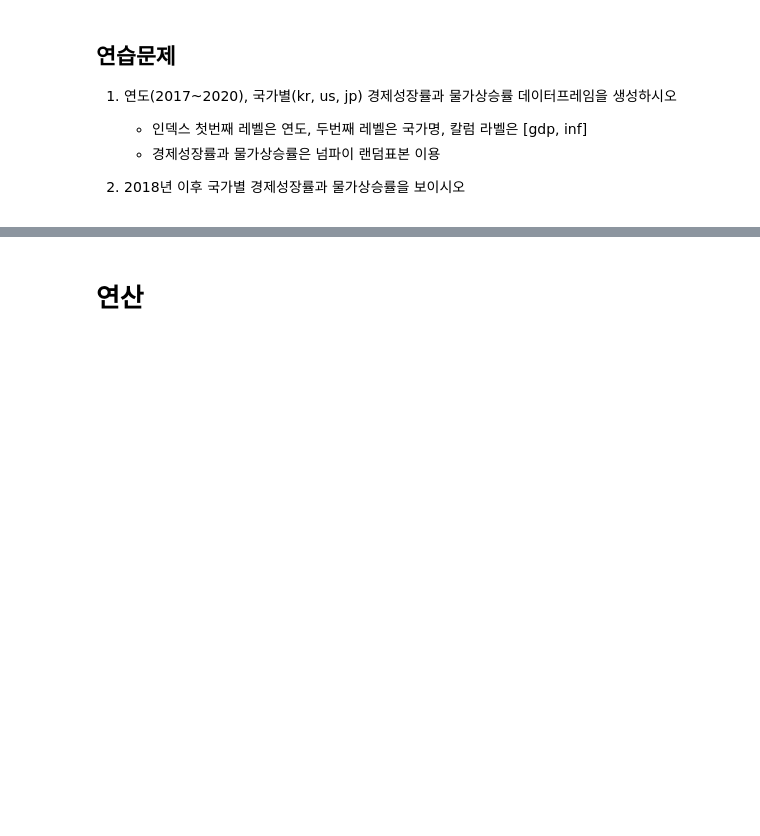
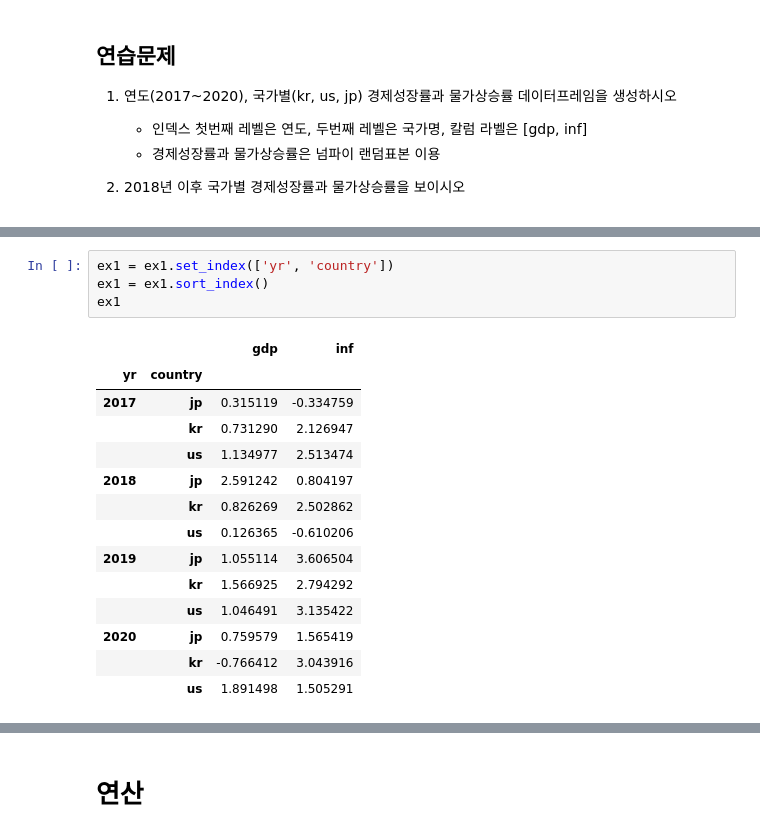
Before and after one commit to blue5070/python101, a Jupyter notebook: 1_3_pandas_1.ipynb, the cells around one changed output, grey strips where cells are left out. Drawn from its saved outputs; the diff is of its cells as text; blank space fills up the shorter version.

```diff
--- a/1_3_pandas_1.ipynb
+++ b/1_3_pandas_1.ipynb
@@ -336,3 +402,22 @@ df
+# %%
+ex1 = ex1.set_index(['yr', 'country'])
+ex1 = ex1.sort_index()
+ex1
+# %% [output]
+|  |  | gdp | inf |
+| yr | country |  |  |
+| 2017 | jp | 0.315119 | -0.334759 |
+|  | kr | 0.731290 | 2.126947 |
+|  | us | 1.134977 | 2.513474 |
+| 2018 | jp | 2.591242 | 0.804197 |
+|  | kr | 0.826269 | 2.502862 |
+|  | us | 0.126365 | -0.610206 |
+| 2019 | jp | 1.055114 | 3.606504 |
+|  | kr | 1.566925 | 2.794292 |
+|  | us | 1.046491 | 3.135422 |
+| 2020 | jp | 0.759579 | 1.565419 |
+|  | kr | -0.766412 | 3.043916 |
+|  | us | 1.891498 | 1.505291 |
 # %%
 import numpy as np
 
```
Also changed, not shown: parts of 42 cells of this notebook.
